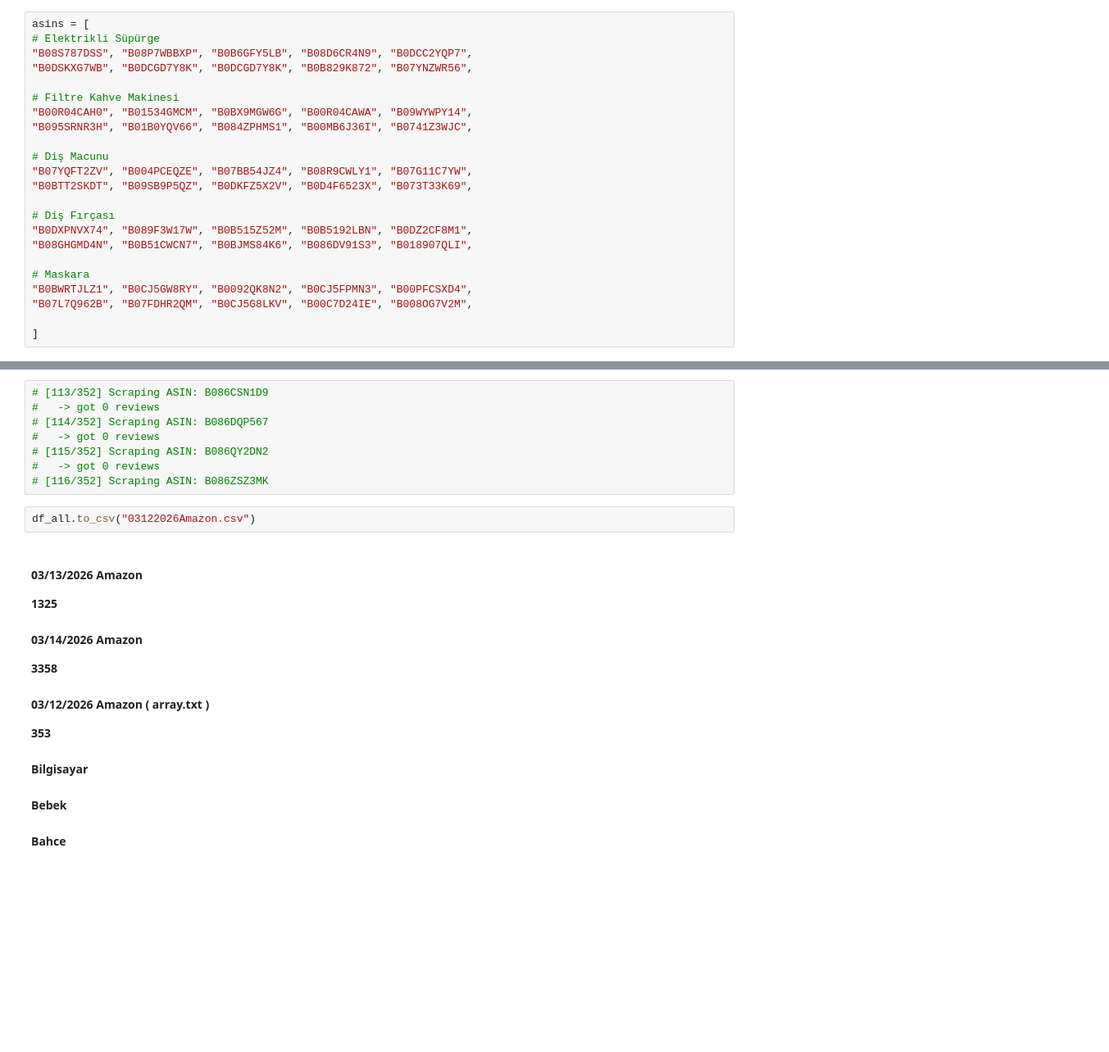
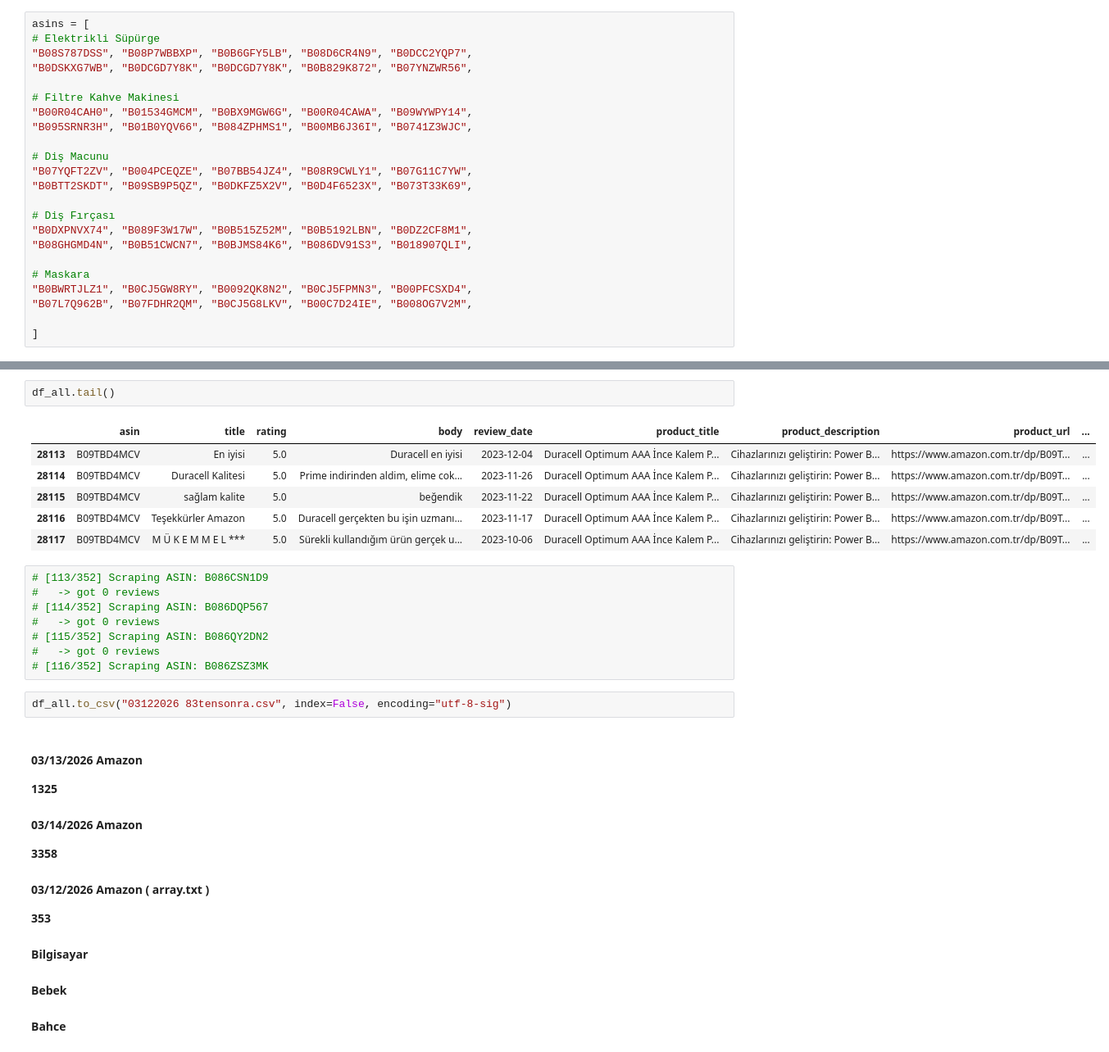
Before and after one commit to Pirkn/Aspect-Aware-Ecommerce-Summarizer, a Jupyter notebook: Jupyter Files for context/amazon_scrape.ipynb, the cells around one changed output, grey strips where cells are left out. Shown at 82% size. Cells and saved outputs as stored; diff of their text form; blank space fills up the shorter version.

```diff
--- a/Jupyter Files for context/amazon_scrape.ipynb
+++ b/Jupyter Files for context/amazon_scrape.ipynb
@@ -583,3 +666,12 @@ Durdurmak için herhangi bir anda q yazıp ENTER'a bas.[1/269] Scraping ASIN: B0
+# %%
+df_all.tail()
+# %% [output]
+|  | asin | title | rating | body | review_date | product_title | product_description | product_url | ... |
+| 28113 | B09TBD4MCV | En iyisi | 5.0 | Duracell en iyisi | 2023-12-04 | Duracell Optimum AAA İnce Kalem P... | Cihazlarınızı geliştirin: Power B... | https://www.amazon.com.tr/dp/B09T... | ... |
+| 28114 | B09TBD4MCV | Duracell Kalitesi | 5.0 | Prime indirinden aldim, elime cok... | 2023-11-26 | Duracell Optimum AAA İnce Kalem P... | Cihazlarınızı geliştirin: Power B... | https://www.amazon.com.tr/dp/B09T... | ... |
+| 28115 | B09TBD4MCV | sağlam kalite | 5.0 | beğendik | 2023-11-22 | Duracell Optimum AAA İnce Kalem P... | Cihazlarınızı geliştirin: Power B... | https://www.amazon.com.tr/dp/B09T... | ... |
+| 28116 | B09TBD4MCV | Teşekkürler Amazon | 5.0 | Duracell gerçekten bu işin uzmanı... | 2023-11-17 | Duracell Optimum AAA İnce Kalem P... | Cihazlarınızı geliştirin: Power B... | https://www.amazon.com.tr/dp/B09T... | ... |
+| 28117 | B09TBD4MCV | M Ü K E M M E L *** | 5.0 | Sürekli kullandığım ürün gerçek u... | 2023-10-06 | Duracell Optimum AAA İnce Kalem P... | Cihazlarınızı geliştirin: Power B... | https://www.amazon.com.tr/dp/B09T... | ... |
 # %%
 # [113/352] Scraping ASIN: B086CSN1D9
 #   -> got 0 reviews
@@ -589,7 +681,7 @@ Durdurmak için herhangi bir anda q yazıp ENTER'a bas.[1/269] Scraping ASIN: B0
 #   -> got 0 reviews
 # [116/352] Scraping ASIN: B086ZSZ3MK
 # %%
-df_all.to_csv("03122026Amazon.csv")
+df_all.to_csv("03122026 83tensonra.csv", index=False, encoding="utf-8-sig")
 # %% [markdown]
 #### 03/13/2026 Amazon
 **1325**
```
Also changed, not shown: parts of 12 cells of this notebook, 5 other files.
